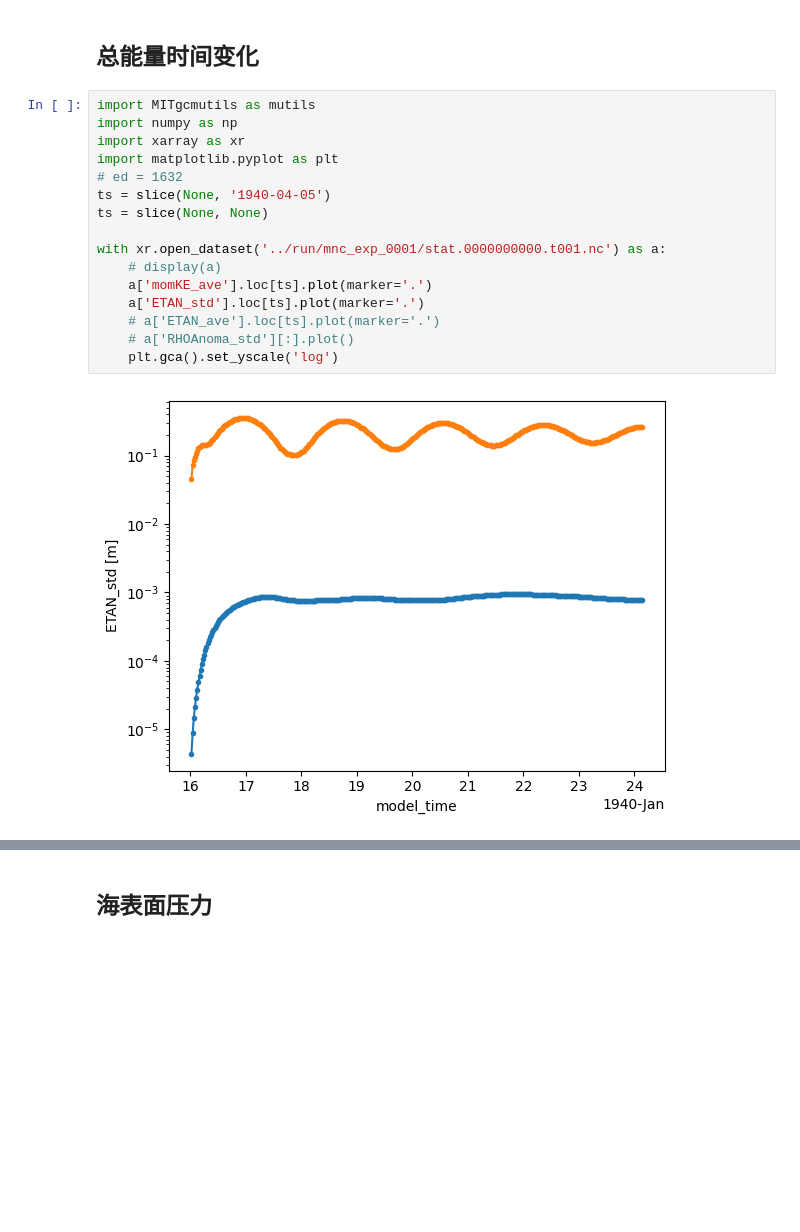
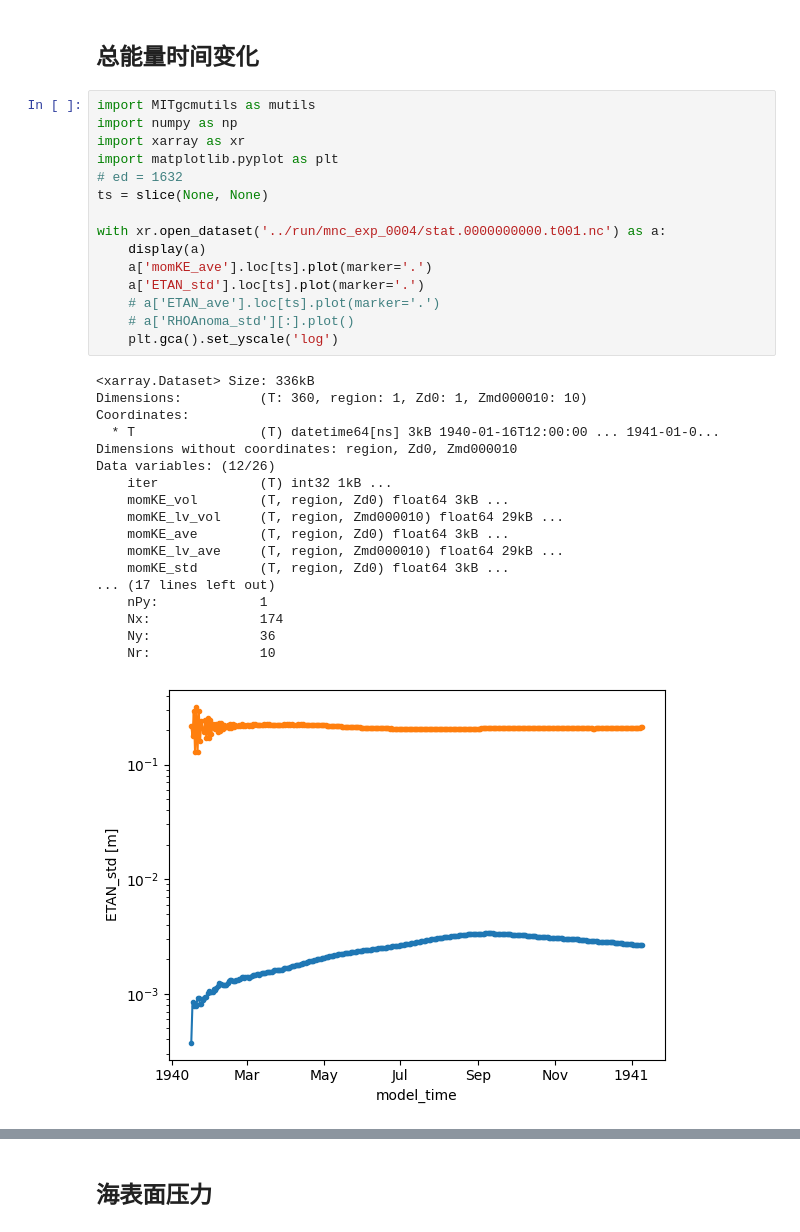
Before and after one commit to FattyZH/eqp-dlfv-mitgcm-era5, a Jupyter notebook: script/analysis.ipynb, the cells around one changed output, grey strips where cells are left out. Cells and saved outputs as stored; diff of their text form; blank space fills up the shorter version.

Commit message:
modified:   input/data 	modified:   input/data.diagnostics 	modified:   input/data.obcs 	modified:   script/analysis.ipynb 	modified:   tool/mitrun

```diff
--- a/script/analysis.ipynb
+++ b/script/analysis.ipynb
@@ -3,21 +3,37 @@
 # %%
 import MITgcmutils as mutils
 import numpy as np
 import xarray as xr
 import matplotlib.pyplot as plt
 # ed = 1632
-ts = slice(None, '1940-04-05')
 ts = slice(None, None)
 
-with xr.open_dataset('../run/mnc_exp_0001/stat.0000000000.t001.nc') as a:
-    # display(a)
+with xr.open_dataset('../run/mnc_exp_0004/stat.0000000000.t001.nc') as a:
+    display(a)
     a['momKE_ave'].loc[ts].plot(marker='.')
     a['ETAN_std'].loc[ts].plot(marker='.')
     # a['ETAN_ave'].loc[ts].plot(marker='.')
     # a['RHOAnoma_std'][:].plot()
     plt.gca().set_yscale('log')
 # %% [output]
+<xarray.Dataset> Size: 336kB
+Dimensions:          (T: 360, region: 1, Zd0: 1, Zmd000010: 10)
+Coordinates:
+  * T                (T) datetime64[ns] 3kB 1940-01-16T12:00:00 ... 1941-01-0...
+Dimensions without coordinates: region, Zd0, Zmd000010
+Data variables: (12/26)
+    iter             (T) int32 1kB ...
+    momKE_vol        (T, region, Zd0) float64 3kB ...
+    momKE_lv_vol     (T, region, Zmd000010) float64 29kB ...
+    momKE_ave        (T, region, Zd0) float64 3kB ...
+    momKE_lv_ave     (T, region, Zmd000010) float64 29kB ...
+    momKE_std        (T, region, Zd0) float64 3kB ...
+... (17 lines left out)
+    nPy:             1
+    Nx:              174
+    Ny:              36
+    Nr:              10
-[figure, old version]
+[figure, new version]
 # %%
 import MITgcmutils as mutils
 import numpy as np
```
Also changed, not shown: parts of 3 cells of this notebook, 4 other files.
